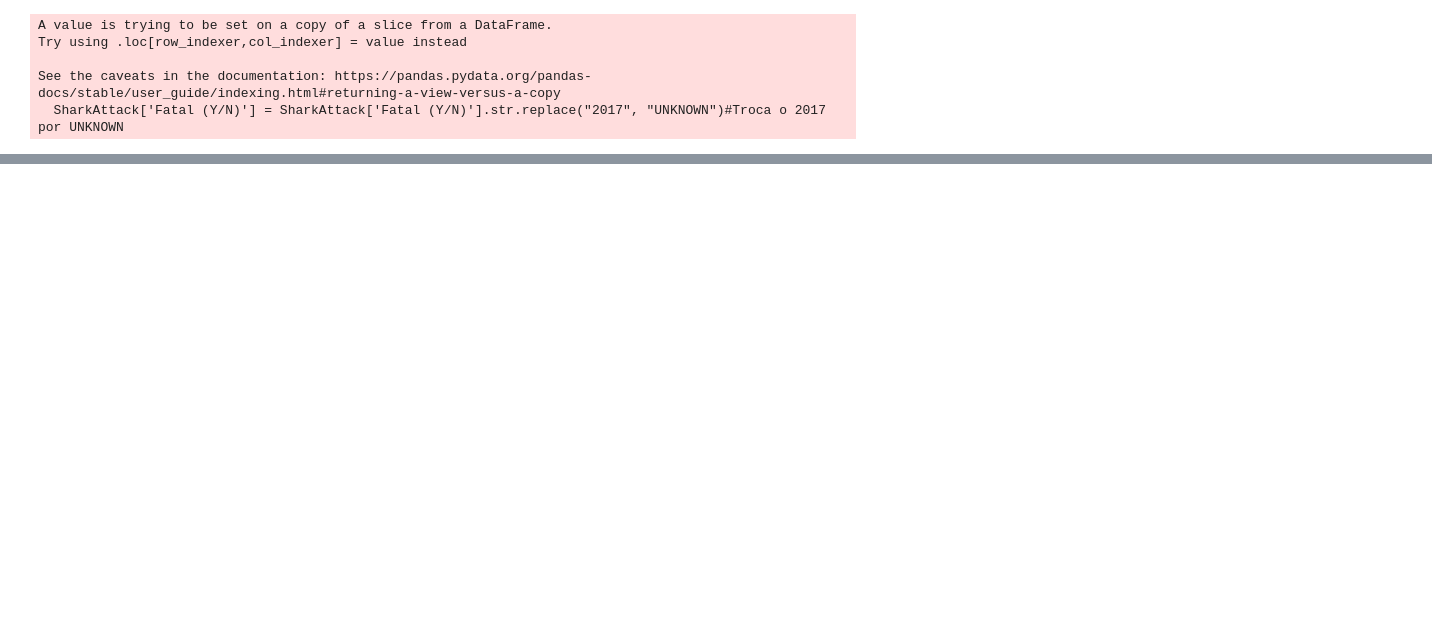
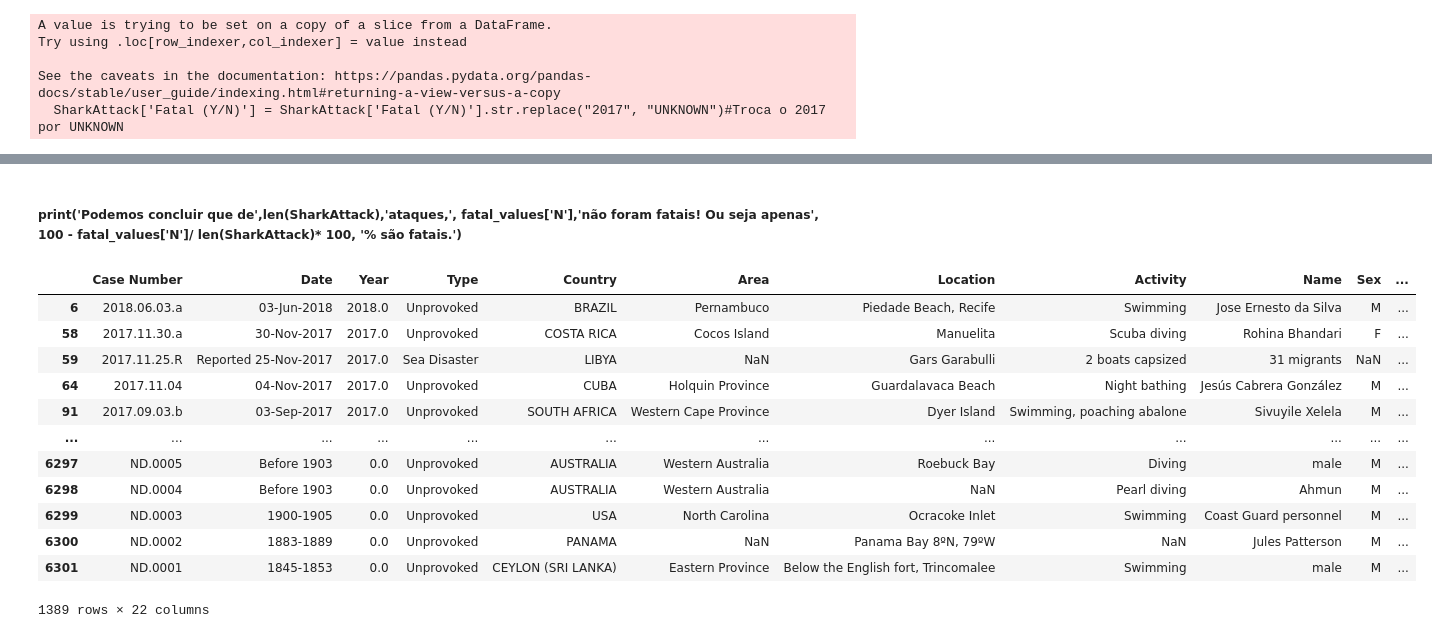
Before and after one commit to FlaviaLustosa/SharkAttack, a Jupyter notebook: SharkAttack-Flavia.ipynb, the cells around one changed output, grey strips where cells are left out. Cells and saved outputs as stored; diff of their text form; code cells hidden in the pictures; blank space fills up the shorter version.

```diff
--- a/SharkAttack-Flavia.ipynb
+++ b/SharkAttack-Flavia.ipynb
@@ -217,0 +232,19 @@ Podemos concluir que de 6302 ataques, 4302 não foram fatais! Ou seja apenas 31.
+# %% [markdown]
+##### print('Podemos concluir que de',len(SharkAttack),'ataques,', fatal_values['N'],'não foram fatais! Ou seja apenas', 100 - fatal_values['N']/  len(SharkAttack)* 100, '% são fatais.')
+# %%
+SharkAttackFatal = SharkAttack[SharkAttack['Fatal (Y/N)'] == 'Y']
+SharkAttackFatal
+# %% [output]
+|  | Case Number | Date | Year | Type | Country | Area | Location | Activity | Name | Sex | ... |
+| 6 | 2018.06.03.a | 03-Jun-2018 | 2018.0 | Unprovoked | BRAZIL | Pernambuco | Piedade Beach, Recife | Swimming | Jose Ernesto da Silva | M | ... |
+| 58 | 2017.11.30.a | 30-Nov-2017 | 2017.0 | Unprovoked | COSTA RICA | Cocos Island | Manuelita | Scuba diving | Rohina Bhandari | F | ... |
+| 59 | 2017.11.25.R | Reported 25-Nov-2017 | 2017.0 | Sea Disaster | LIBYA | NaN | Gars Garabulli | 2 boats capsized | 31 migrants | NaN | ... |
+| 64 | 2017.11.04 | 04-Nov-2017 | 2017.0 | Unprovoked | CUBA | Holquin Province | Guardalavaca Beach | Night bathing | Jesús Cabrera González | M | ... |
+| 91 | 2017.09.03.b | 03-Sep-2017 | 2017.0 | Unprovoked | SOUTH AFRICA | Western Cape Province | Dyer Island | Swimming, poaching abalone | Sivuyile Xelela | M | ... |
+| ... | ... | ... | ... | ... | ... | ... | ... | ... | ... | ... | ... |
+| 6297 | ND.0005 | Before 1903 | 0.0 | Unprovoked | AUSTRALIA | Western Australia | Roebuck Bay | Diving | male | M | ... |
+| 6298 | ND.0004 | Before 1903 | 0.0 | Unprovoked | AUSTRALIA | Western Australia | NaN | Pearl diving | Ahmun | M | ... |
+| 6299 | ND.0003 | 1900-1905 | 0.0 | Unprovoked | USA | North Carolina | Ocracoke Inlet | Swimming | Coast Guard personnel | M | ... |
+| 6300 | ND.0002 | 1883-1889 | 0.0 | Unprovoked | PANAMA | NaN | Panama Bay 8ºN, 79ºW | NaN | Jules Patterson | M | ... |
+| 6301 | ND.0001 | 1845-1853 | 0.0 | Unprovoked | CEYLON (SRI LANKA) | Eastern Province | Below the English fort, Trincomalee | Swimming | male | M | ... |
+1389 rows × 22 columns
```
Also changed, not shown: parts of 24 cells of this notebook.
